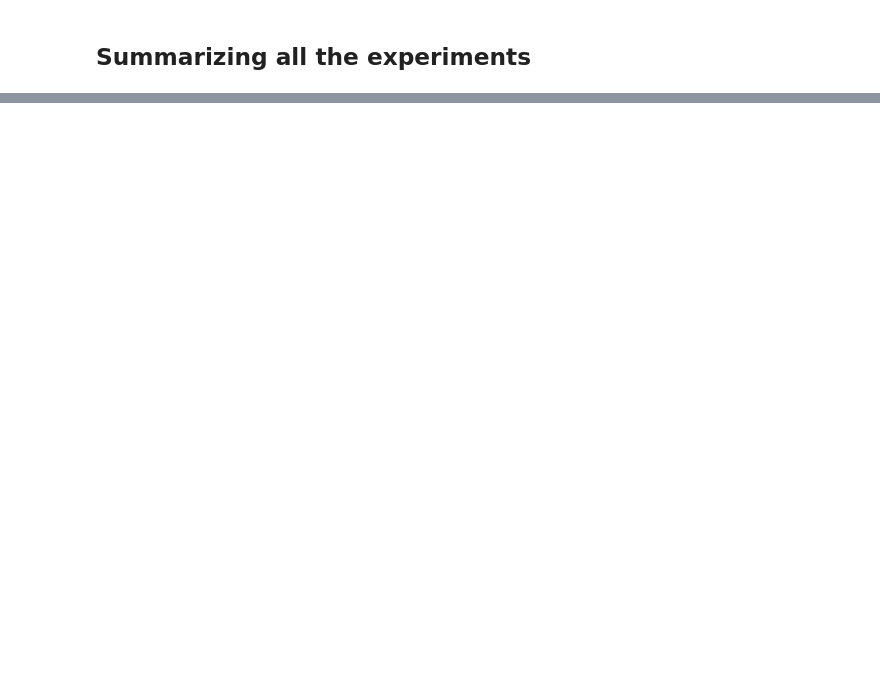
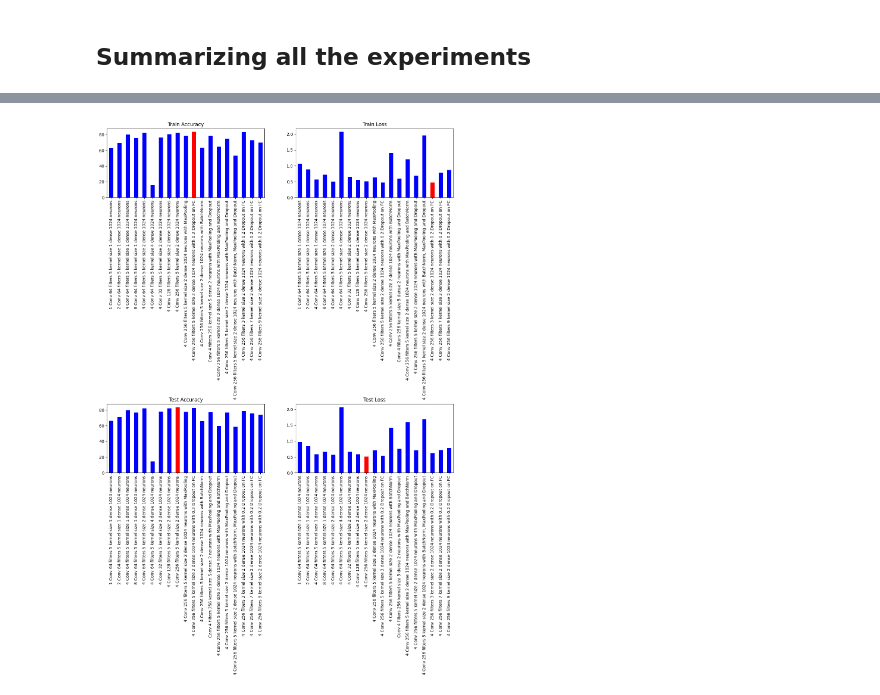
Before and after one commit to Yusepp/M3-CV, a Jupyter notebook: P4/CNN.ipynb, the cells around one changed output, grey strips where cells are left out. Cells and saved outputs as stored; diff of their text form; code cells hidden in the pictures; blank space fills up the shorter version.

```diff
--- a/P4/CNN.ipynb
+++ b/P4/CNN.ipynb
@@ -698,0 +779,18 @@ df
+# %%
+calculated = True
+
+if not calculated:
+    df = pd.DataFrame.from_dict(results)
+    df.index = experiment
+else:
+    df = pd.read_csv('/home/jlopezcamu/shared/Experiments/results.csv',sep = ",",index_col=0)
+
+
+    if len(results) > 0:
+        new_df = pd.DataFrame.from_dict(results)
+        new_df.index = experiment
+        df = pd.concat([df, new_df])
+
+
+
+df
@@ -698,0 +815,20 @@ df
+# %%
+fig, axes = plt.subplots(nrows=2, ncols=2)
+x = 0
+fig.subplots_adjust(hspace=3)
+
+for i, col in enumerate(df.columns):
+    c = df[col]
+    if "Accuracy" in col:
+        colors = ["r" if val == np.max(c) else "b" for val in c]
+    else:
+        colors = ["r" if val == np.min(c) else "b" for val in c]
+
+    if i == 2:
+        x = 1
+    i = i % 2
+
+    c.plot(kind="bar", figsize=(15,15), title=col, ax=axes[x,i], color=colors)
+plt.show()
+# %% [output]
+[figure, added]
```
Also changed, not shown: parts of 13 cells of this notebook, 1 other file.
